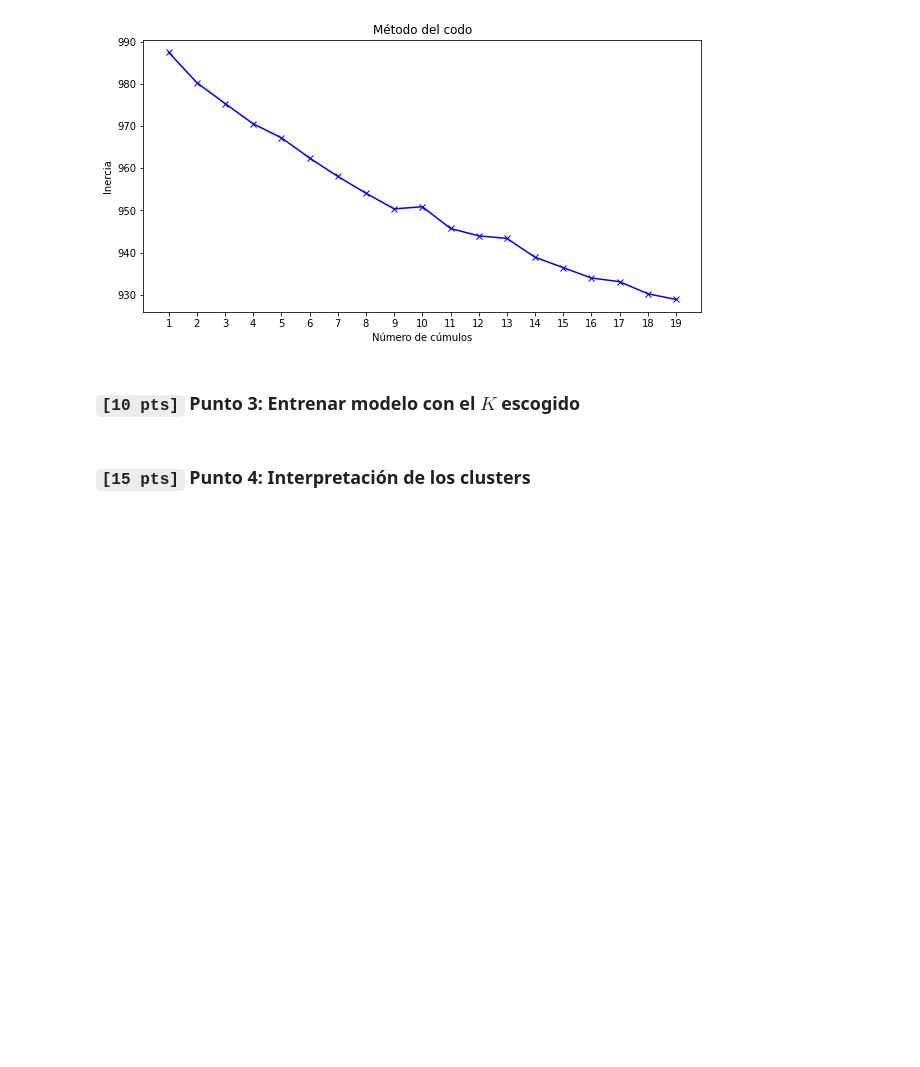
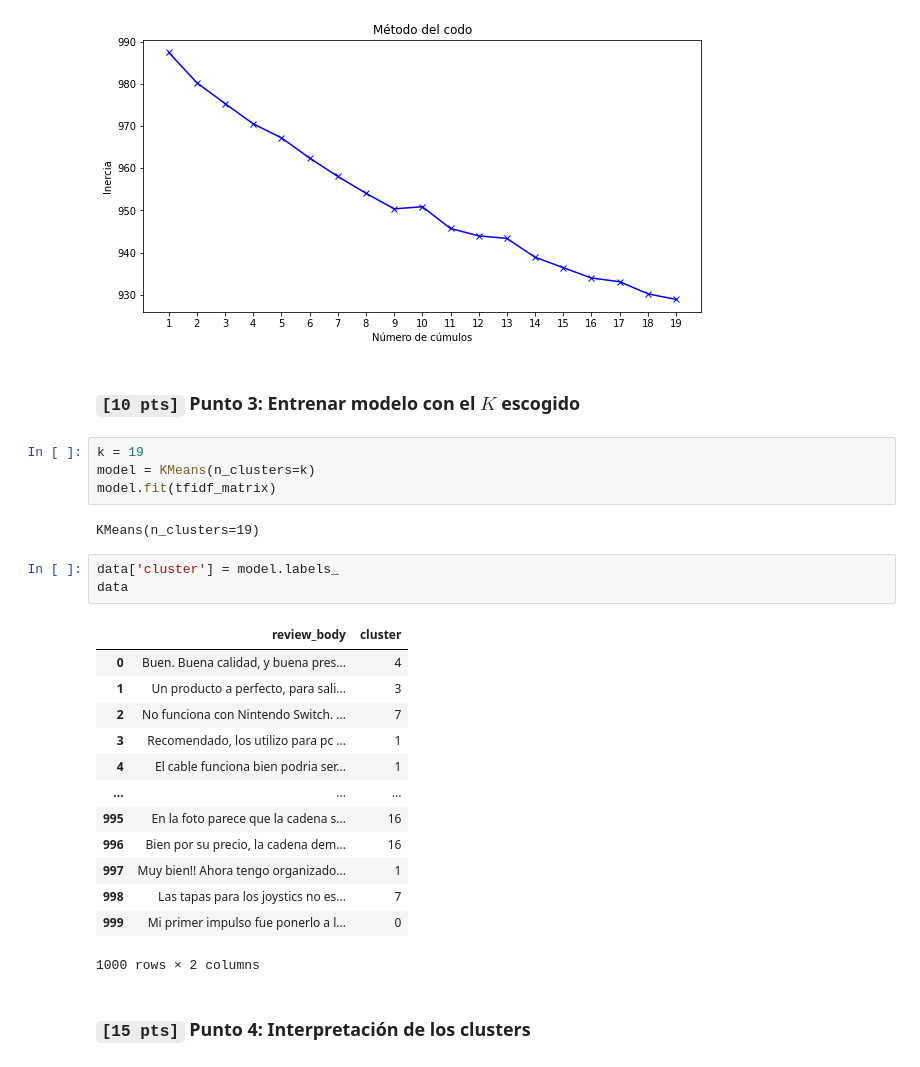
Before and after one commit to CamiloCastellanos/Procesamiento-del-Lenguaje-Natural, a Jupyter notebook: Taller #8.ipynb, the cells around one changed output. Drawn from its saved outputs; the diff is of its cells as text; blank space fills up the shorter version.

```diff
--- a/Taller #8.ipynb
+++ b/Taller #8.ipynb
@@ -43,5 +138,28 @@ data.head()
 [figure]
 # %% [markdown]
 ###  `[10 pts]` Punto 3: Entrenar modelo con el $K$ escogido
+# %%
+k = 19
+model = KMeans(n_clusters=k)
+model.fit(tfidf_matrix)
+# %% [output]
+KMeans(n_clusters=19)
+# %%
+data['cluster'] = model.labels_
+data
+# %% [output]
+|  | review_body | cluster |
+| 0 | Buen. Buena calidad, y buena pres... | 4 |
+| 1 | Un producto a perfecto, para sali... | 3 |
+| 2 | No funciona con Nintendo Switch. ... | 7 |
+| 3 | Recomendado, los utilizo para pc ... | 1 |
+| 4 | El cable funciona bien podria ser... | 1 |
+| ... | ... | ... |
+| 995 | En la foto parece que la cadena s... | 16 |
+| 996 | Bien por su precio, la cadena dem... | 16 |
+| 997 | Muy bien!! Ahora tengo organizado... | 1 |
+| 998 | Las tapas para los joystics no es... | 7 |
+| 999 | Mi primer impulso fue ponerlo a l... | 0 |
+1000 rows × 2 columns
 # %% [markdown]
 ###  `[15 pts]` Punto 4: Interpretación de los clusters
```
Also changed, not shown: parts of 10 cells of this notebook.
